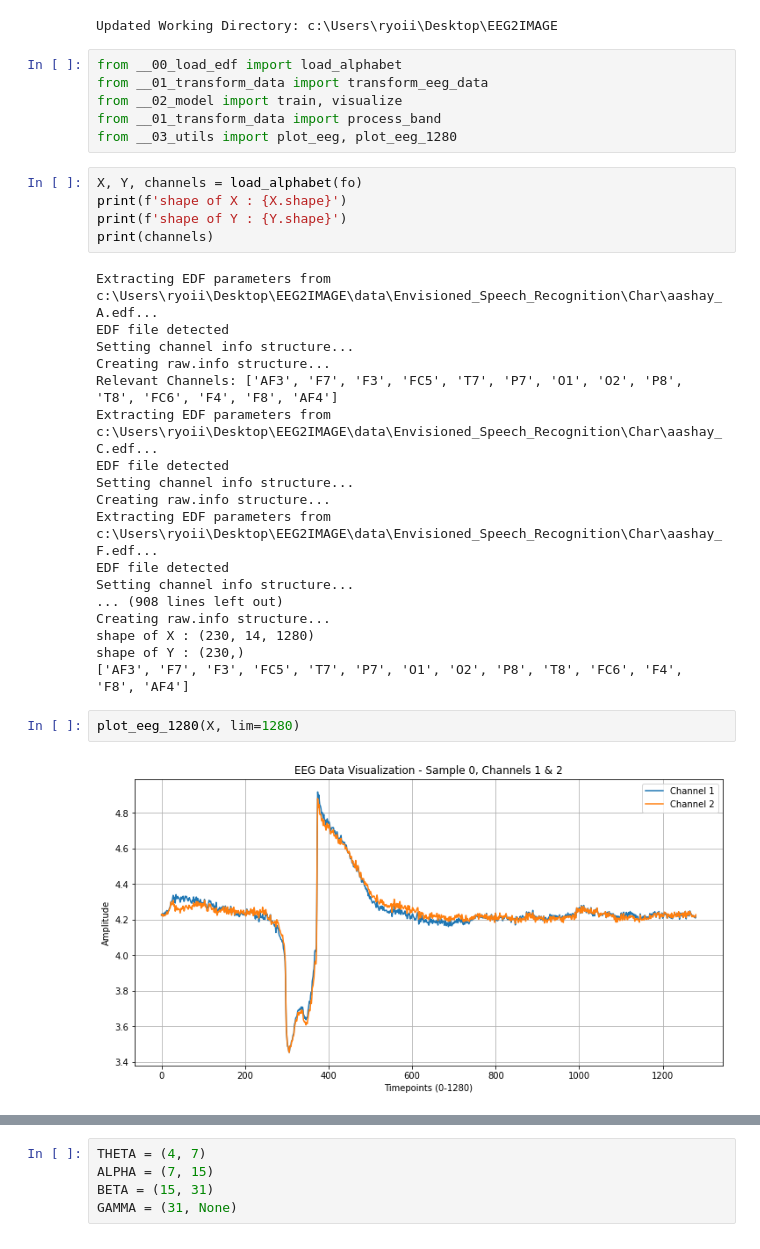
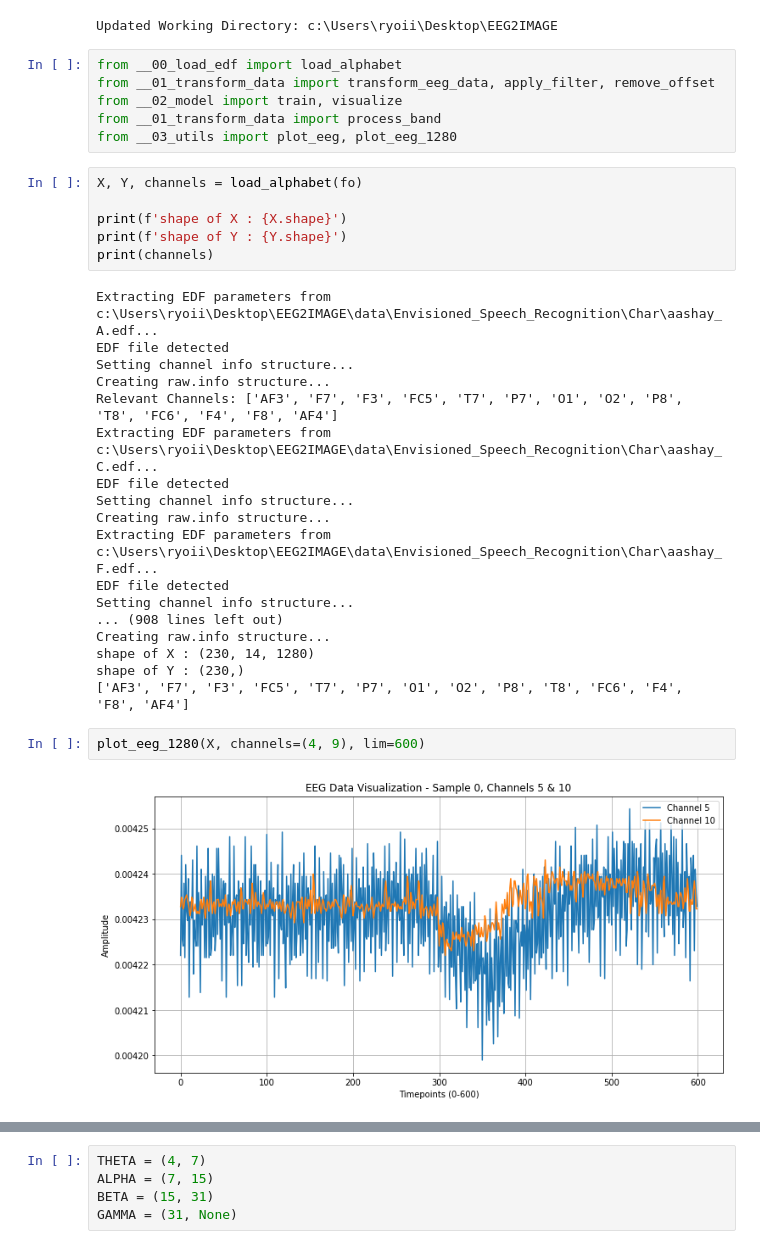
Before and after one commit to basic0908/EEG2IMAGE, a Jupyter notebook: Analysis/__alphabet_classification.ipynb, the cells around one changed output, grey strips where cells are left out. Cells and saved outputs as stored; diff of their text form.

```diff
--- a/Analysis/__alphabet_classification.ipynb
+++ b/Analysis/__alphabet_classification.ipynb
@@ -27,12 +27,13 @@ print("Updated Working Directory:", os.getcwd())
 Updated Working Directory: c:\Users\ryoii\Desktop\EEG2IMAGE
 # %%
 from __00_load_edf import load_alphabet
-from __01_transform_data import transform_eeg_data
+from __01_transform_data import transform_eeg_data, apply_filter, remove_offset
 from __02_model import train, visualize
 from __01_transform_data import process_band
 from __03_utils import plot_eeg, plot_eeg_1280
 # %%
 X, Y, channels = load_alphabet(fo)
+
 print(f'shape of X : {X.shape}')
 print(f'shape of Y : {Y.shape}')
 print(channels)
@@ -55,6 +56,6 @@ shape of X : (230, 14, 1280)
 shape of Y : (230,)
 ['AF3', 'F7', 'F3', 'FC5', 'T7', 'P7', 'O1', 'O2', 'P8', 'T8', 'FC6', 'F4', 'F8', 'AF4']
 # %%
-plot_eeg_1280(X, lim=1280)
+plot_eeg_1280(X, channels=(4, 9), lim=600)
 # %% [output]
-[figure, old version]
+[figure, new version]
```
Also changed, not shown: parts of 10 cells of this notebook, 11 other files.
